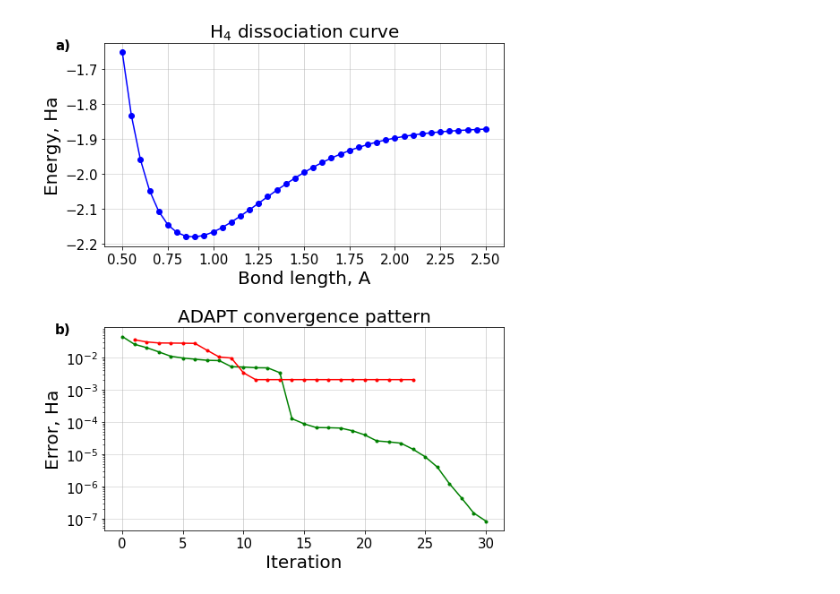
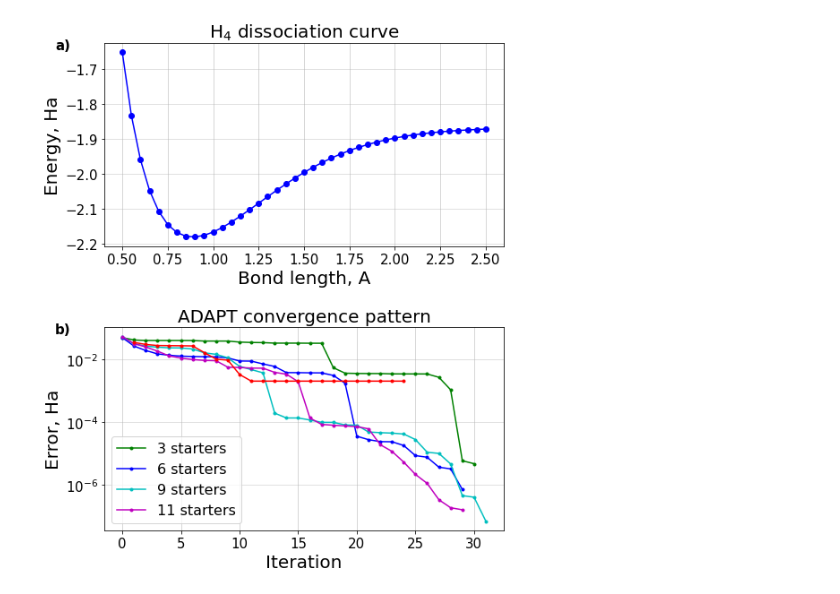
Before and after one commit to VladShkolnikov/H4_dissociation_curve, a Jupyter notebook: plotter.ipynb, the cells around one changed output. Saved outputs shown, nothing was run; the diff lists cells and outputs as text; code cells hidden in the pictures.

Commit message:
Add new simulations for pools with different number of starters

```diff
--- a/plotter.ipynb
+++ b/plotter.ipynb
@@ -35,46 +35,52 @@ plots[0].plot(lengths,energies,linestyle='-', marker='o', color='b')
 plots[0].grid( linestyle = '-', linewidth = 0.5)
 
 
 plots[1].set_title('ADAPT convergence pattern',fontsize=20)
 plots[1].grid(axis='y', alpha=0.75)
 plots[1].set_xlabel('Iteration',fontsize=20)
 plots[1].set_ylabel('Error, Ha',fontsize=20)
 
 plt.rc('xtick', labelsize=15)
 plt.rc('ytick', labelsize=15)
 
-file_to_open= "slurm_0_8"
+file_to_open= "3_starters.txt"
 
-iteration=[]
-errors=[]
 
-file = open(file_to_open,'rb').readlines()
-for line_number in range(len(file)):
-    line=file[line_number].decode("utf-8")
-    if len(line)>45 and line[:45]=="                         ADAPT-VQE iteration:":
-        if float(file[line_number+4].decode("utf-8")[7:])>0:
+files_to_open= [("3_starters.txt", 'g', '3 starters'),
+                ("6_starters.txt", 'b', '6 starters'),
+                ("9_starters.txt", 'c', '9 starters'),
+                ("11_starters.txt",'m', '11 starters')
+               ]
 
-            iteration.append(int(line[47:]))
-            error_line=file[line_number+4].decode("utf-8")
-            errors.append(float(error_line[7:]))
 
+
+for file_to_open, color, label in files_to_open:
+    iteration=[]
+    errors=[]
+    file = open(file_to_open,'rb').readlines()
+    for line_number in range(len(file)):
+        line=file[line_number].decode("utf-8")
+        if len(line)>45 and line[:45]=="                         ADAPT-VQE iteration:":
+            if float(file[line_number+6].decode("utf-8")[7:])>0:
+
+                iteration.append(int(line[47:]))
+                error_line=file[line_number+6].decode("utf-8")
+                errors.append(float(error_line[7:]))
+    plots[1].plot(iteration,errors,linestyle='-', marker='.', color=color, label=label)
 
 ercomp=[0.035575864713, 0.030505981688, 0.028276163984, 0.028065193138, 0.027794018841, 0.02739970865, 0.016697635995, 0.010369299012, 0.009616360694, 0.003351664697, 0.002052778313, 0.002052778313, 0.002052778313, 0.002052778313, 0.002052778313, 0.002052778313, 0.002052778313, 0.002052778313, 0.002052778313, 0.002052778313, 0.002052778313, 0.002052778313, 0.002052778313, 0.002052778313]
 it=[1, 2, 3, 4, 5, 6, 7, 8, 9, 10, 11, 12, 13, 14, 15, 16, 17, 18, 19, 20, 21, 22, 23, 24]
-plots[1].plot(iteration,errors,linestyle='-', marker='.', color='g')
 plots[1].plot(it,ercomp,linestyle='-', marker='.', color='r')
 plots[1].grid( linestyle = '-', linewidth = 0.5)
 plots[1].set_yscale("log")
+plots[1].legend(prop={'size': 16})
 
 
 fig.text(0.03, 0.87, "a)", fontdict=None,fontsize=15,fontweight="bold")
 fig.text(0.03, 0.43, "b)", fontdict=None,fontsize=15,fontweight="bold")
 
 fig.savefig('H4_8_qubits.pdf',bbox_inches = 'tight',
     pad_inches = 0)
 plt.show()
-
-
-# Set a clean upper y-axis limit.
 # %% [output]
-[figure, old version]
+[figure, new version]
```
Also changed, not shown: 20 other files.
